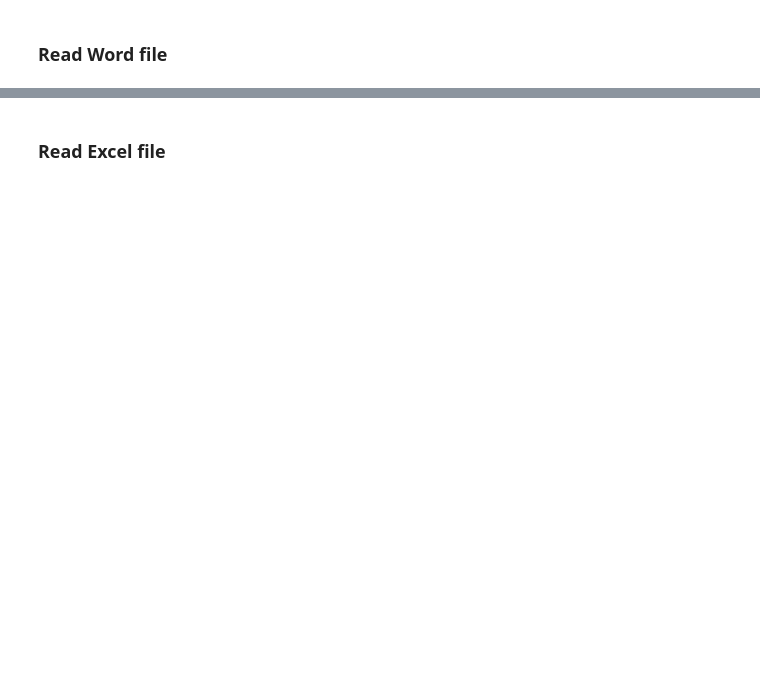
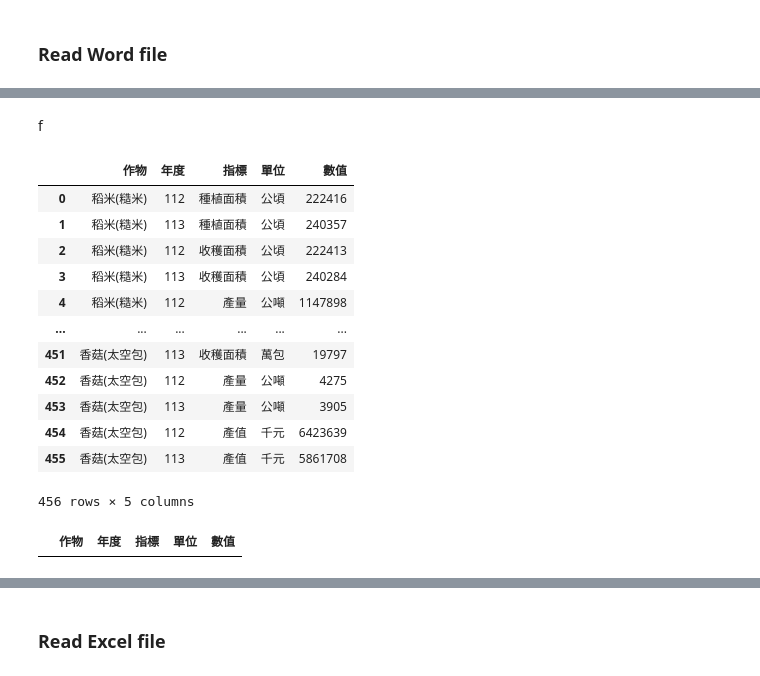
Before and after one commit to joshsmiththenoob/lazy-tools, a Jupyter notebook: docx_xlsx_comparator/notebooks/load_and_parse_files_pdf.ipynb, the cells around one changed output, grey strips where cells are left out. Saved outputs shown, nothing was run; the diff lists cells and outputs as text; code cells hidden in the pictures; blank space fills up the shorter version.

Commit message:
[LZ005] Docs/xlsx comparison: PDF/Excel Adapter Updated

```diff
--- a/docx_xlsx_comparator/notebooks/load_and_parse_files_pdf.ipynb
+++ b/docx_xlsx_comparator/notebooks/load_and_parse_files_pdf.ipynb
@@ -23,10 +48,14 @@ BASE_DIR   = Path(r"C:\Users\ai\Desktop\smithfu\repositories\lazy-tools\docx_xls
 INPUT_DIR  = BASE_DIR / "input"
 OUTPUT_DIR = BASE_DIR / "output"
 # %%
-pdf_path =  INPUT_DIR / "03.資通系統防護基準_佐證資料_農業統計資料管理系統_(普)_(奕祥資訊股份有限公司) v4_A3版_修3.docx"
-word_adapter = WordTableAdapter(word_path)
-word_df = word_adapter.load()
-# Note: Maybe there's some newline characters '\n' in the column names, we need to remove them.
-normalized_columns = [col.replace("\n", "") for col in word_df.columns]
-word_df.columns = normalized_columns
+pdf_path =  INPUT_DIR / r"附件1_115年度農業生產目標-各品項總表(核定版).pdf"
+# pdf_path =  INPUT_DIR / r"C:\Users\ai\Desktop\smithfu\repositories\lazy-tools\docx_xlsx_comparator\input\附件1_115年度農業生產目標-各品項總表(核定版).pdf"
+
+
+print(pdf_path)
+pdf_adapter = PDFTableAdapter(pdf_path)
+pdf_df = pdf_adapter.load()
+# # Note: Maybe there's some newline characters '\n' in the column names, we need to remove them.
+# normalized_columns = [col.replace("\n", "") for col in pdf_df.columns]
+# word_df.columns = normalized_columns
 # %% [output]
@@ -34,3 +79,25 @@ Document has 1 tables.
+# %% [markdown]
+f
+# %%
+pdf_df
+# %% [output]
+|  | 作物 | 年度 | 指標 | 單位 | 數值 |
+| 0 | 稻米(糙米) | 112 | 種植面積 | 公頃 | 222416 |
+| 1 | 稻米(糙米) | 113 | 種植面積 | 公頃 | 240357 |
+| 2 | 稻米(糙米) | 112 | 收穫面積 | 公頃 | 222413 |
+| 3 | 稻米(糙米) | 113 | 收穫面積 | 公頃 | 240284 |
+| 4 | 稻米(糙米) | 112 | 產量 | 公噸 | 1147898 |
+| ... | ... | ... | ... | ... | ... |
+| 451 | 香菇(太空包) | 113 | 收穫面積 | 萬包 | 19797 |
+| 452 | 香菇(太空包) | 112 | 產量 | 公噸 | 4275 |
+| 453 | 香菇(太空包) | 113 | 產量 | 公噸 | 3905 |
+| 454 | 香菇(太空包) | 112 | 產值 | 千元 | 6423639 |
+| 455 | 香菇(太空包) | 113 | 產值 | 千元 | 5861708 |
+456 rows × 5 columns
+# %%
+pdf_df.query("作物 == '其他'")
+# %% [output]
+|  | 作物 | 年度 | 指標 | 單位 | 數值 |
 # %%
 word_df
 # %% [output]
```
Also changed, not shown: parts of 5 cells of this notebook, 5 other files.
